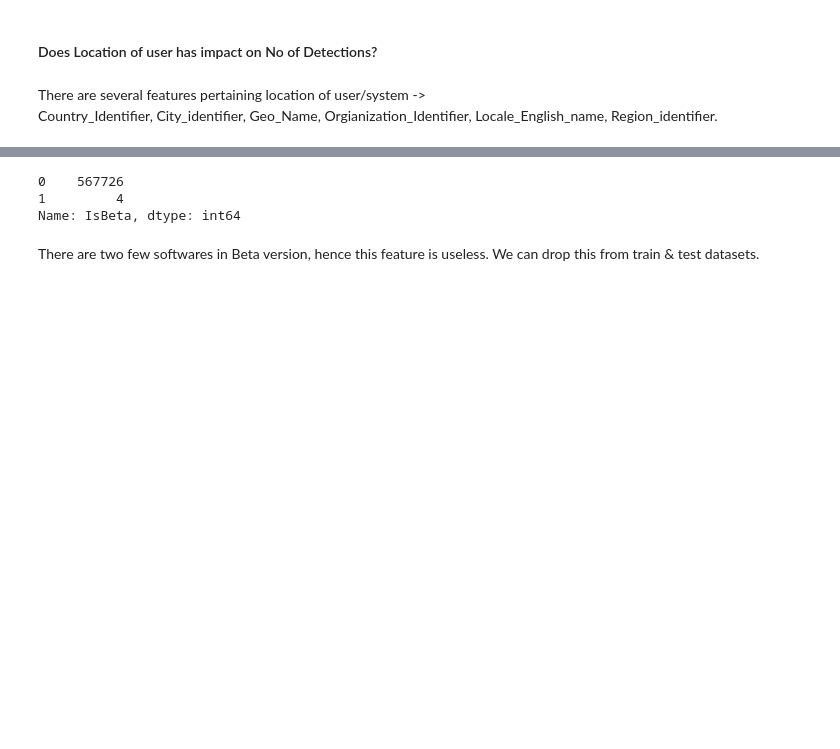
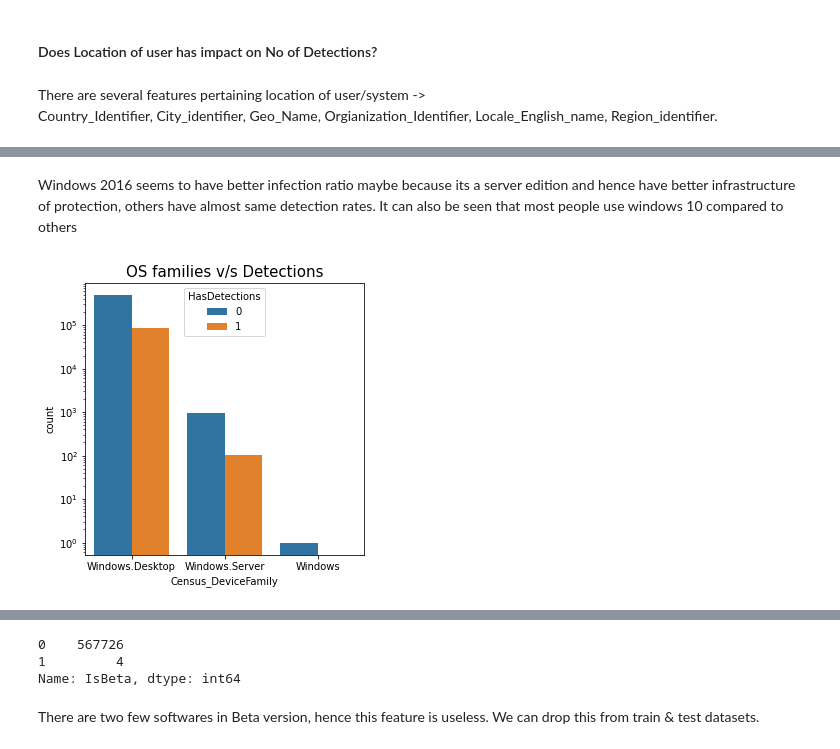
Before and after one commit to akshaymg99/Mercari_ML_QuickBytes, a Jupyter notebook: Assignment 2/Assignment_2_Pre_Processing_EDA.ipynb, the cells around one changed output, grey strips where cells are left out. Saved outputs shown, nothing was run; the diff lists cells and outputs as text; code cells hidden in the pictures; blank space fills up the shorter version.

```diff
--- a/Assignment 2/Assignment_2_Pre_Processing_EDA.ipynb
+++ b/Assignment 2/Assignment_2_Pre_Processing_EDA.ipynb
@@ -270,0 +302,11 @@ There are several features pertaining location of user/system -> <br> Country_Id
+# %% [markdown]
+Windows 2016 seems to have better infection ratio maybe because its a server edition and hence have better infrastructure of protection, others have almost same detection rates. It can also be seen that most people use windows 10 compared to others
+# %%
+## OS family v/s Detections
+plt.figure(figsize = (5,5))
+sns.countplot(x='Census_DeviceFamily', hue='HasDetections', data = train)
+plt.yscale('log')
+plt.title('OS families v/s Detections', size=15)
+plt.show()
+# %% [output]
+[figure, added]
```
Also changed, not shown: parts of 37 cells of this notebook.
